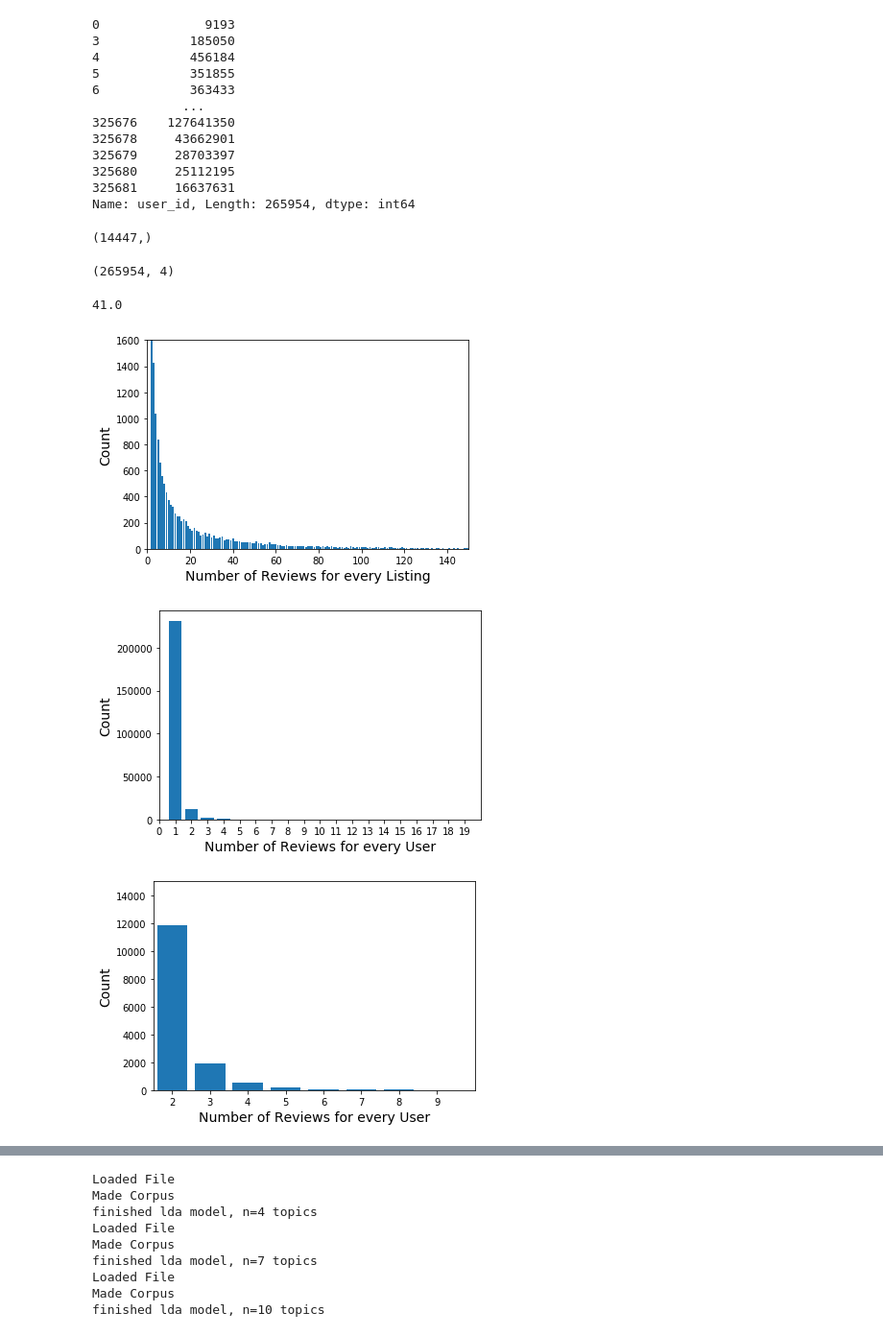
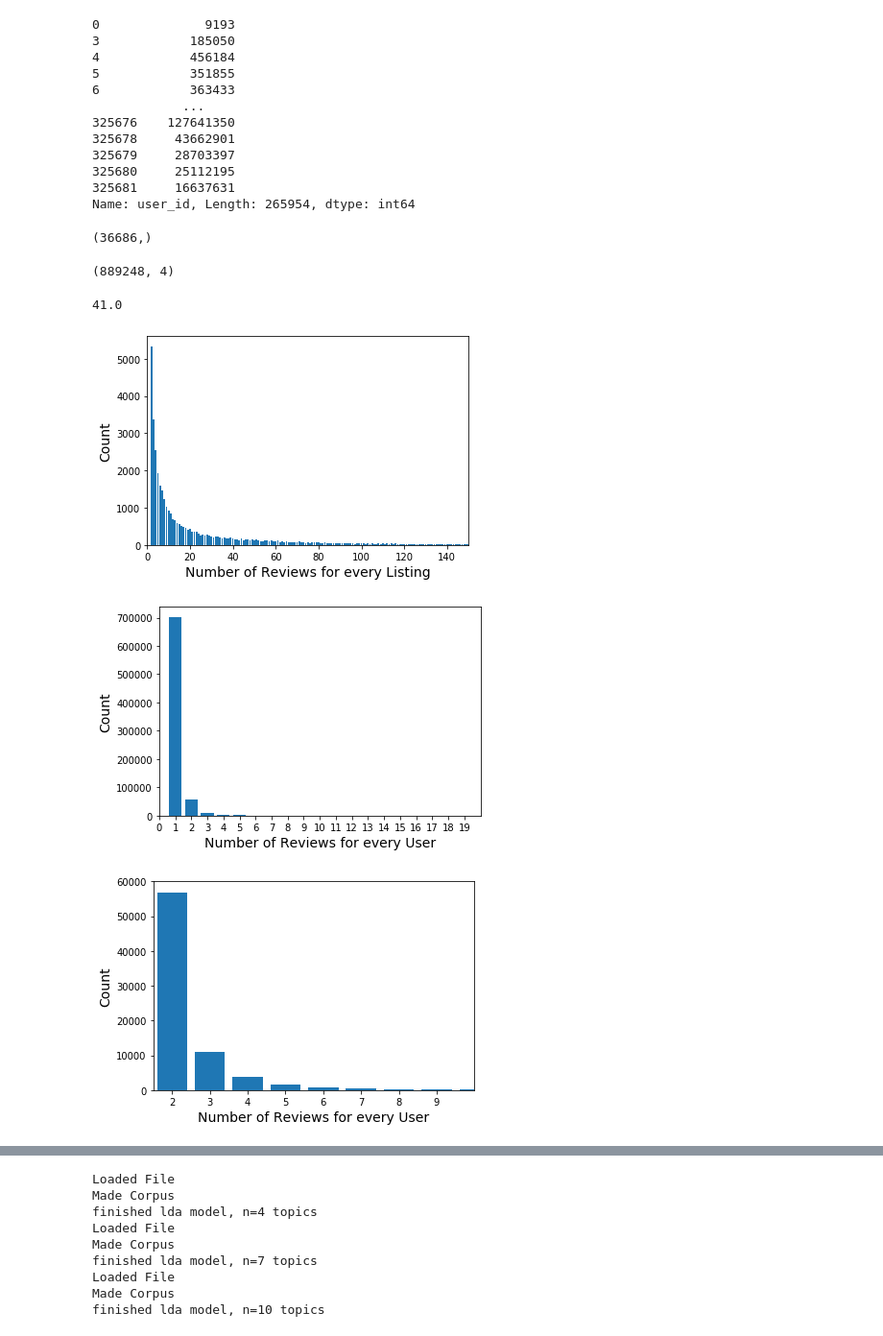
Before and after one commit to bdferris642/airbnb_insight, a Jupyter notebook: Topic Analysis.ipynb, the cells around one changed output, grey strips where cells are left out. Shown: that part at 96% size. Cells and saved outputs as stored; diff of their text form; code cells hidden in the pictures.

Commit message:
Topic Analysis
airbnblive data

```diff
--- a/Topic Analysis.ipynb
+++ b/Topic Analysis.ipynb
@@ -375,0 +354,4 @@ flat_df = preproc_df(room_db)
+# %%
+room_db, listings, reviews = load_room_db(listing_fnames = ['/Users/bennett/Downloads/NYC data 0916/listings_gz.csv'],
+                                          review_fnames= ['/Users/bennett/Downloads/NYC data 0916/reviews_gz.csv'],
+                                          load_from_pickle=False)
@@ -376,4 +376,5 @@ flat_df = preproc_df(room_db)
 # %%
-pickle_name = datadir + 'flat_df.pkl'
+flat_df = preproc_df(room_db, change_name2HOST_NAME=True,)
+pickle_name = '../../Desktop/Insight Project/airbnb/pickles/flat_df.pkl'
 with open(pickle_name, 'wb') as pickle_file:
     pickle.dump(flat_df, pickle_file)
@@ -584,10 +441,12 @@ flat_df_newclean.user_id
 325680     25112195
 325681     16637631
 Name: user_id, Length: 265954, dtype: int64
-# %%
-fdf_listing_ids.shape
-# %% [output]
-(14447,)
+# %%
+fdf_listing_ids = np.unique(flat_df.listing_id)
+fdf_user_ids = np.unique(flat_df.user_id)
+fdf_listing_ids.shape
+# %% [output]
+(36686,)
 # %%
 # get the number of reviews for every listing
 # plot the distribution
@@ -595,13 +454,13 @@ fdf_listing_ids.shape
 n_revs_per_listing= np.zeros((len(fdf_listing_ids)))
 n_revs_per_user= np.zeros((len(fdf_user_ids)))
 
-print(flat_df_newclean.shape)
+print(flat_df.shape)
 for ilist, lid in enumerate(fdf_listing_ids):
-    n_revs_per_listing[ilist] = flat_df_newclean[flat_df_newclean.listing_id==lid].shape[0]
+    n_revs_per_listing[ilist] = flat_df[flat_df.listing_id==lid].shape[0]
 for iuid, uid in enumerate(fdf_user_ids):
-    n_revs_per_user[iuid] = flat_df_newclean[flat_df_newclean.user_id == uid].shape[0]
+    n_revs_per_user[iuid] = flat_df[flat_df.user_id == uid].shape[0]
 # %% [output]
-(265954, 4)
+(889248, 4)
 # %%
 n_revs_per_user.max()
 # %% [output]
@@ -609,32 +468,32 @@ n_revs_per_user.max()
 # %%
 b_rpl, e_rpl = np.histogram(n_revs_per_listing, bins=360, range = (0, 360))
 b_rpu, e_rpu = np.histogram(n_revs_per_user, bins = 50, range=(0, 50))
 plt.bar(e_rpl[1:], b_rpl)
-plt.ylim((0, 1600))
+#plt.ylim((0, 1600))
 plt.xlim((0, 150))
 plt.ylabel('Count', fontsize = 14)
 plt.xlabel('Number of Reviews for every Listing', fontsize = 14)
 plt.show()
 
 plt.bar(e_rpu[:-1], b_rpu)
 plt.xlim(0, 20)
 plt.ylim()
 plt.xticks(range(20))
 plt.ylabel('Count', fontsize = 14)
 plt.xlabel('Number of Reviews for every User', fontsize = 14)
 plt.show()
 
 plt.bar(e_rpu[:-1], b_rpu)
 plt.xlim(1.5, 10)
-plt.ylim((0, 15000))
+plt.ylim((0, 60000))
 plt.xticks(range(2, 10))
 plt.ylabel('Count', fontsize = 14)
 plt.xlabel('Number of Reviews for every User', fontsize = 14)
 plt.show()
 # %% [output]
-[figure, old version]
+[figure, new version]
-[figure, old version]
+[figure, new version]
-[figure, old version]
+[figure, new version]
 # %%
 print('Number of listings in NYC:', len(fdf_listing_ids))
 print('Number of listings with at least 10 reviews:', len(n_revs_per_listing[n_revs_per_listing >= 10]))
```
Also changed, not shown: parts of 88 cells of this notebook, 1 other file.
